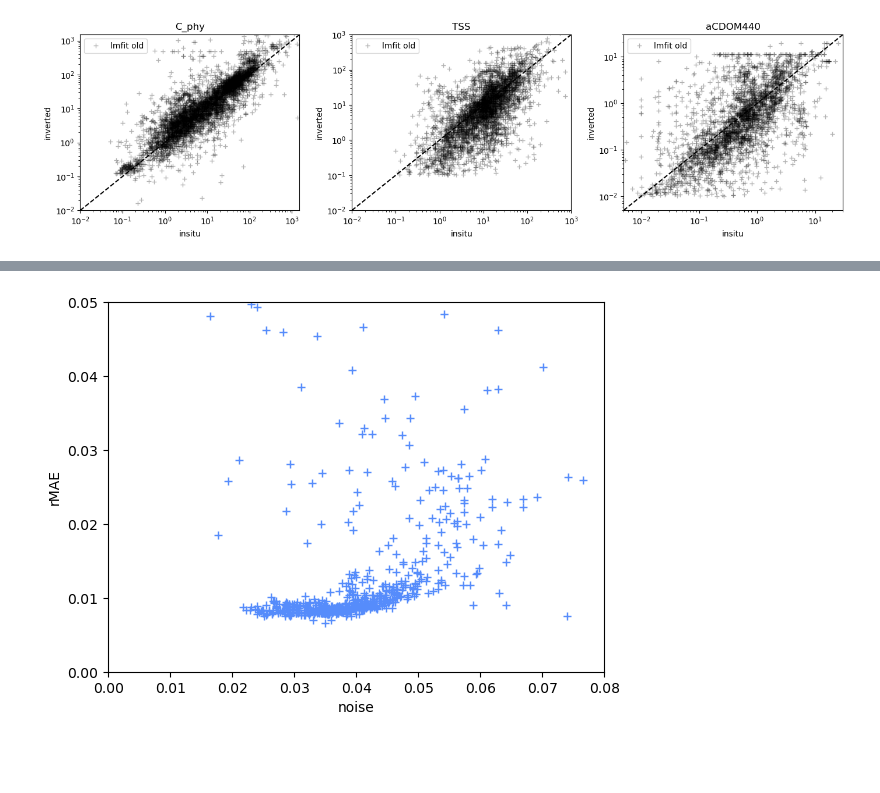
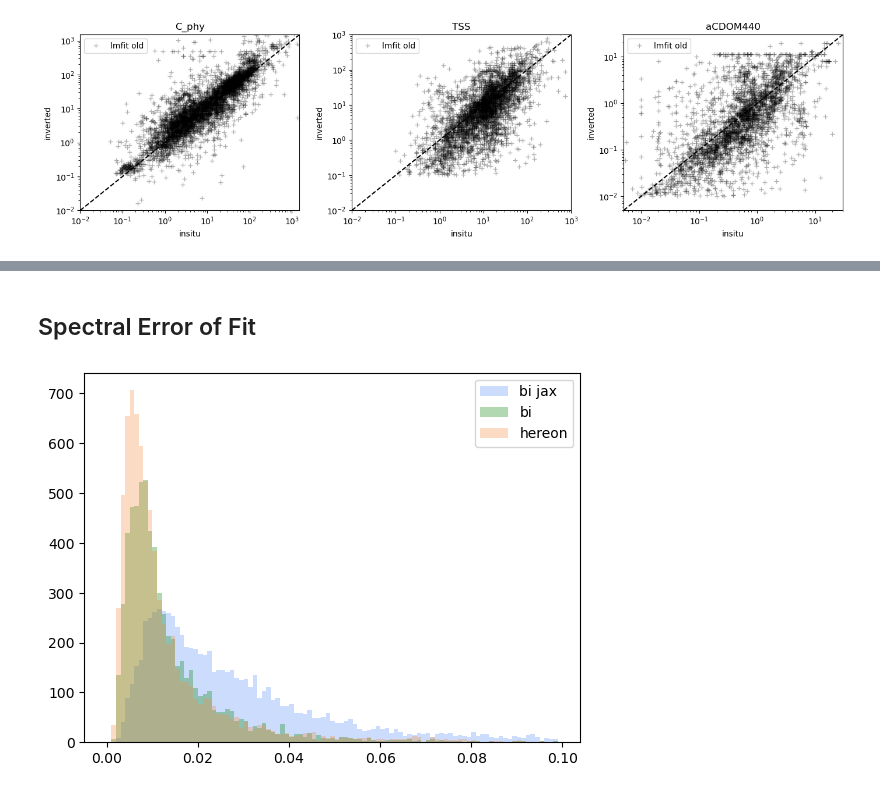
Before and after one commit to CMLandOcean/bio_optics, a Jupyter notebook: notebooks/15c_EnMAP_to_CHIME_OWT_ValidationGloria.ipynb, the cells around one changed output, grey strips where cells are left out. Drawn from its saved outputs; the diff is of its cells as text; code cells hidden in the pictures; blank space fills up the shorter version.

```diff
--- a/notebooks/15c_EnMAP_to_CHIME_OWT_ValidationGloria.ipynb
+++ b/notebooks/15c_EnMAP_to_CHIME_OWT_ValidationGloria.ipynb
@@ -929,3 +924,5 @@ plt.show()
+# %% [markdown]
+## Spectral Error of Fit
 # %%
 ## spectral errors
 def setup_spectral_error_df(Xtrain, X_projected):
@@ -952,10 +951,11 @@ errorDF = setup_spectral_error_df(sp_spectra[valid,:],invRrs.values)
-# %%
-plt.plot(errorDF.noise, errorDF.rMAE, '+')
-plt.xlabel('noise')
-plt.ylabel('rMAE')
-plt.xlim((0,0.08))
-plt.ylim((0,0.05))
-plt.show()
-# %% [output]
-[figure, removed]
+# %%
+bins = np.arange(0, 0.1, 0.001)
+plt.hist(errorDF_bijax.rMAE, bins, alpha=0.3, label='bi jax')
+ID = np.logical_not(np.all(Rrs_sim_Arr ==0, axis=1)) # OWT 6 is missing: error during inversion run.
+plt.hist(errorDF_bi.rMAE[ID], bins, alpha=0.3, color='green', label='bi')
+plt.hist(errorDF_hereon.rMAE, bins, alpha=0.3, label='hereon')
+plt.legend()
+plt.show()
+# %% [output]
+[figure, added]
 # %%
```
Also changed, not shown: parts of 21 cells of this notebook.
